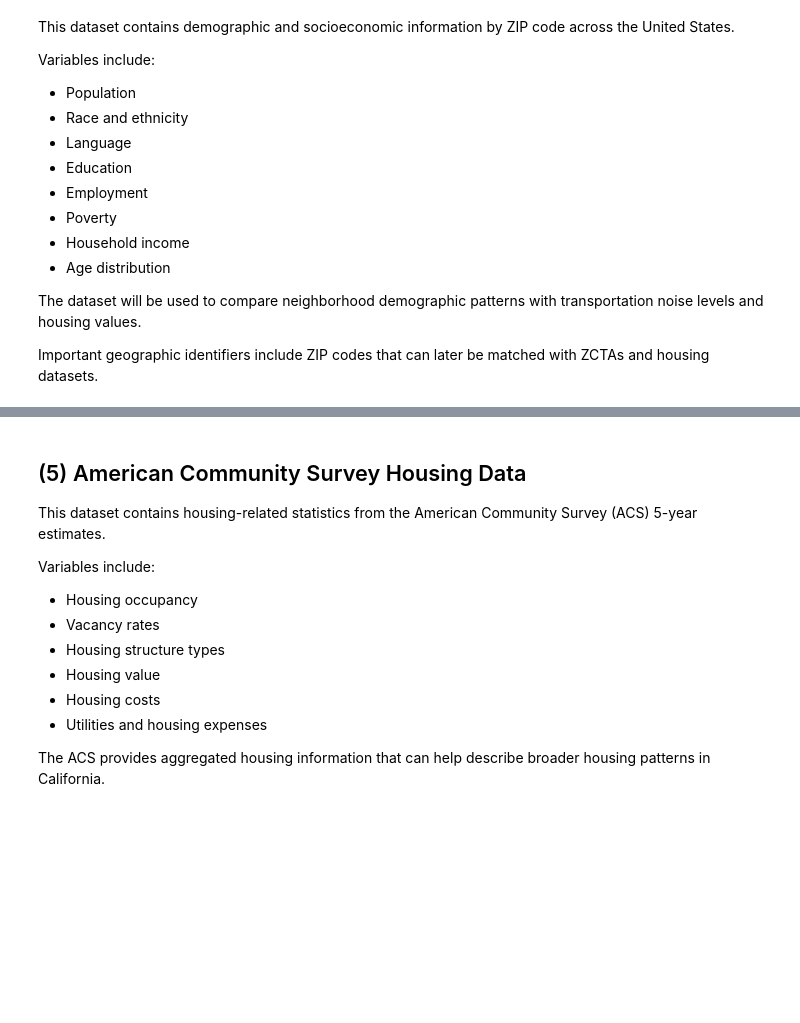
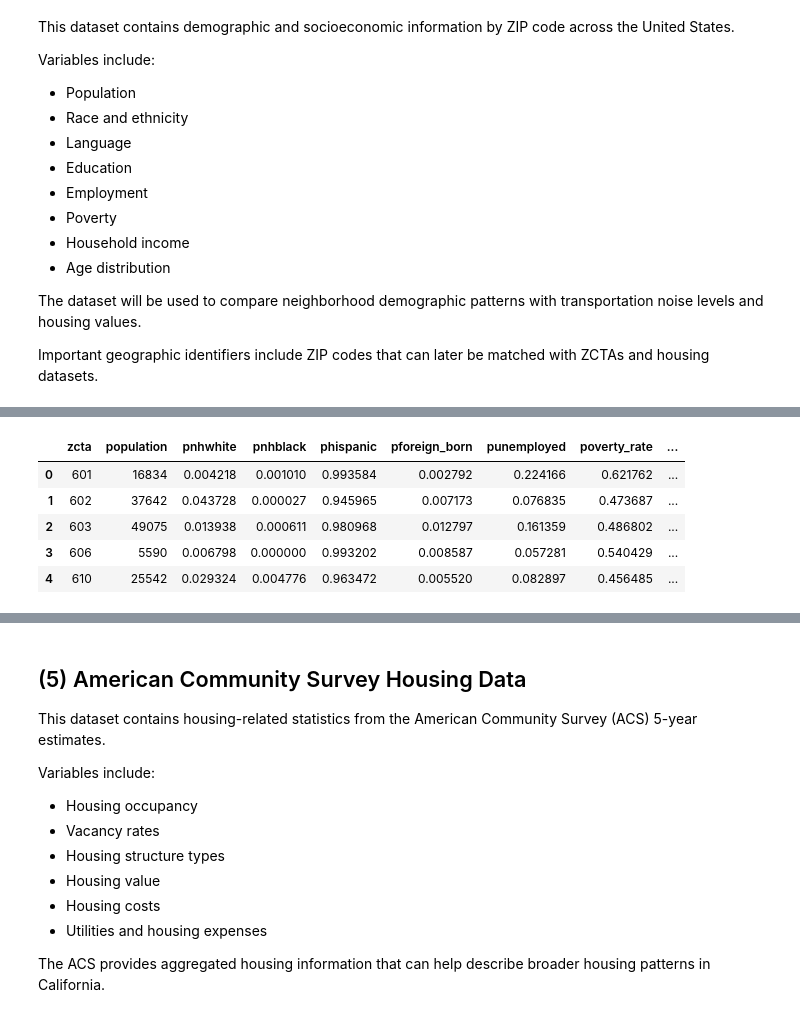
Before and after one commit to nengmao888/math189-final-project, a Jupyter notebook: data/math_189_datasets.ipynb, the cells around one changed output, grey strips where cells are left out. Cells and saved outputs as stored; diff of their text form; code cells hidden in the pictures; blank space fills up the shorter version.

```diff
--- a/data/math_189_datasets.ipynb
+++ b/data/math_189_datasets.ipynb
@@ -454,0 +636,45 @@ file_list
+# %%
+# Read fixed-width Census demographic data
+
+colspecs = [
+    (0, 5),        # ZCTA20
+    (20, 26),      # TOTPOP
+    (56, 71),      # PNHWHITE
+    (71, 86),      # PNHBLACK
+    (41, 56),      # PHISPANIC
+    (86, 101),     # PFBORN
+    (326, 341),    # PUNEMP
+    (356, 371),    # PPOV
+    (431, 446),    # AFFLUENCE
+    (446, 461),    # DISADVANTAGE
+    (476, 482)     # MEDFAMINC
+]
+
+column_names = [
+    'zcta',
+    'population',
+    'pnhwhite',
+    'pnhblack',
+    'phispanic',
+    'pforeign_born',
+    'punemployed',
+    'poverty_rate',
+    'affluence',
+    'disadvantage',
+    'median_family_income'
+]
+
+demographics = pd.read_fwf(
+    '../data/raw/ICPSR_38528/DS0008/38528-0008-Data.txt',
+    colspecs=colspecs,
+    names=column_names
+)
+
+demographics.head()
+# %% [output]
+|  | zcta | population | pnhwhite | pnhblack | phispanic | pforeign_born | punemployed | poverty_rate | ... |
+| 0 | 601 | 16834 | 0.004218 | 0.001010 | 0.993584 | 0.002792 | 0.224166 | 0.621762 | ... |
+| 1 | 602 | 37642 | 0.043728 | 0.000027 | 0.945965 | 0.007173 | 0.076835 | 0.473687 | ... |
+| 2 | 603 | 49075 | 0.013938 | 0.000611 | 0.980968 | 0.012797 | 0.161359 | 0.486802 | ... |
+| 3 | 606 | 5590 | 0.006798 | 0.000000 | 0.993202 | 0.008587 | 0.057281 | 0.540429 | ... |
+| 4 | 610 | 25542 | 0.029324 | 0.004776 | 0.963472 | 0.005520 | 0.082897 | 0.456485 | ... |
```
Also changed, not shown: parts of 40 cells of this notebook, 22 other files.
